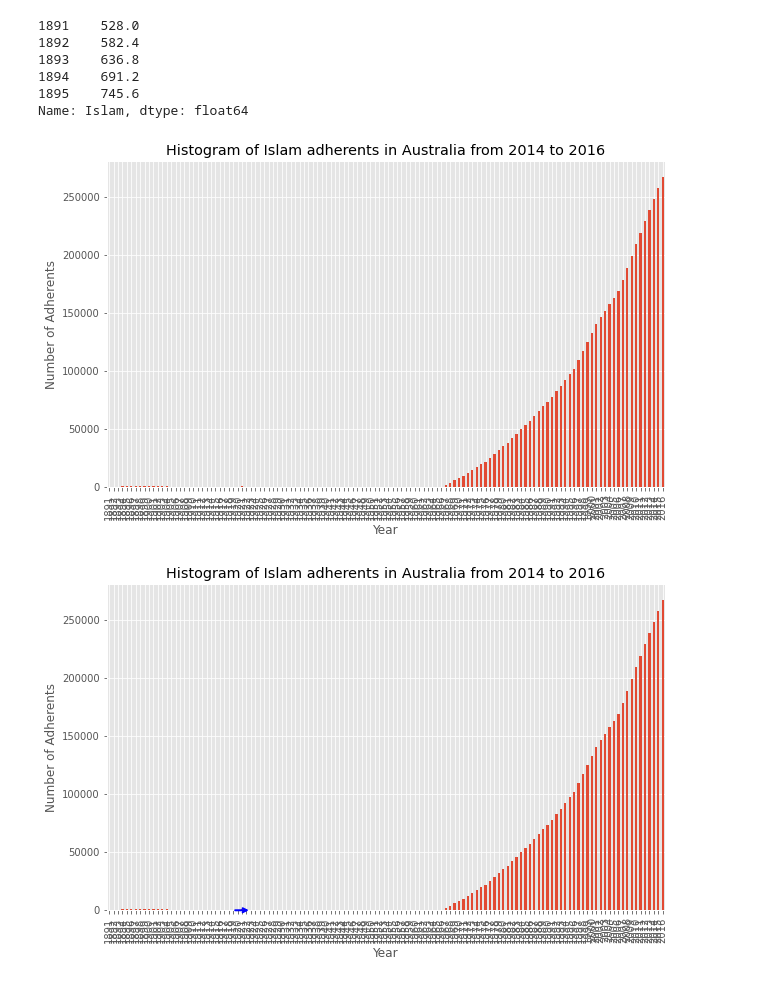
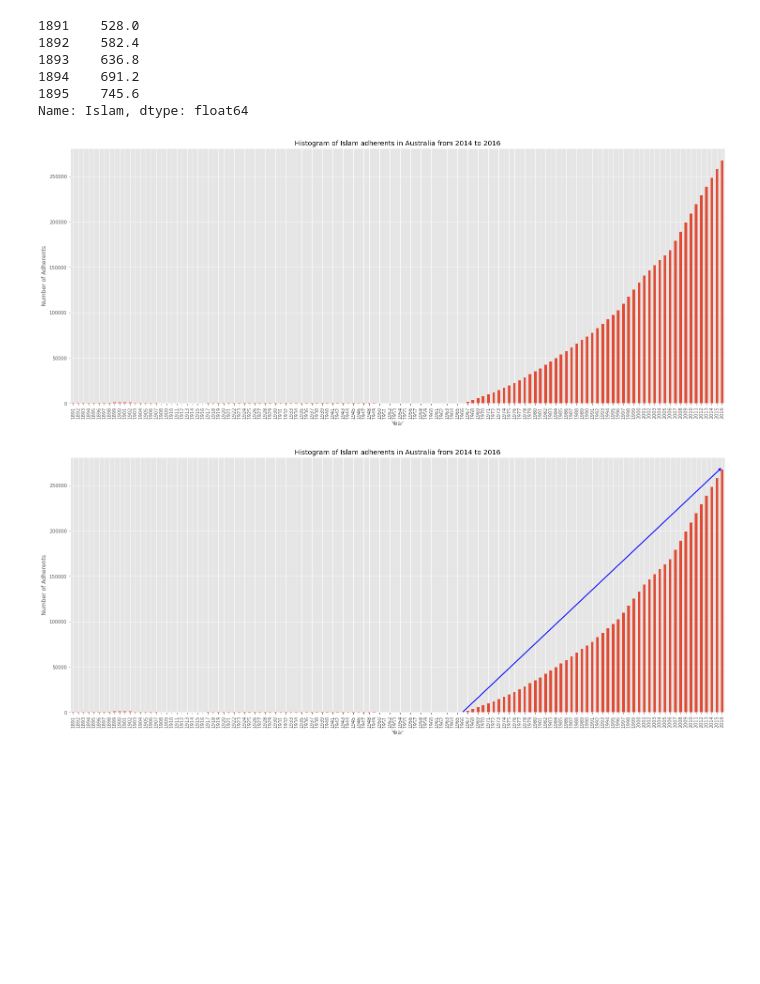
Before and after one commit to TsaniAflah/Agama-di-Australia, a Jupyter notebook: TUGAS_2.ipynb, the cells around one changed output. Saved outputs shown, nothing was run; the diff lists cells and outputs as text; code cells hidden in the pictures; blank space fills up the shorter version.

```diff
--- a/TUGAS_2.ipynb
+++ b/TUGAS_2.ipynb
@@ -375,31 +375,30 @@ df_islam.head()
 1895    745.6
 Name: Islam, dtype: float64
 # %%
-df_islam.plot(kind='bar', figsize=(10, 6))
+df_islam.plot(kind='bar', figsize=(25, 10), rot=90)
 
 plt.xlabel('Year')
 plt.ylabel('Number of Adherents')
 plt.title('Histogram of Islam adherents in Australia from 2014 to 2016')
 
 plt.show()
 # %% [output]
-[figure, old version]
+[figure, new version]
 # %%
-df_islam.plot(kind='bar', figsize=(10, 6), rot=90)  # rotate the xticks(labelled points on x-axis) by 90 degrees
-
+df_islam.plot(kind='bar', figsize=(25, 10), rot=90)
 plt.xlabel('Year')
 plt.ylabel('Number of Adherents')
 plt.title('Histogram of Islam adherents in Australia from 2014 to 2016')
 
 # Annotate arrow
-plt.annotate('',  # s: str. Will leave it blank for no text
-             xy=(32, 70),  # place head of the arrow at point (year 2012 , pop 70)
-             xytext=(28, 20),  # place base of the arrow at point (year 2008 , pop 20)
-             xycoords='data',  # will use the coordinate system of the object being annotated
+plt.annotate('',
+             xy=(125,270000),
+             xytext=(75,125),
+             xycoords='data',
              arrowprops=dict(arrowstyle='->', connectionstyle='arc3', color='blue', lw=2)
              )
 
 plt.show()
 # %% [output]
-[figure, old version]
+[figure, new version]
 # %%
```
Also changed, not shown: parts of 2 cells of this notebook.
